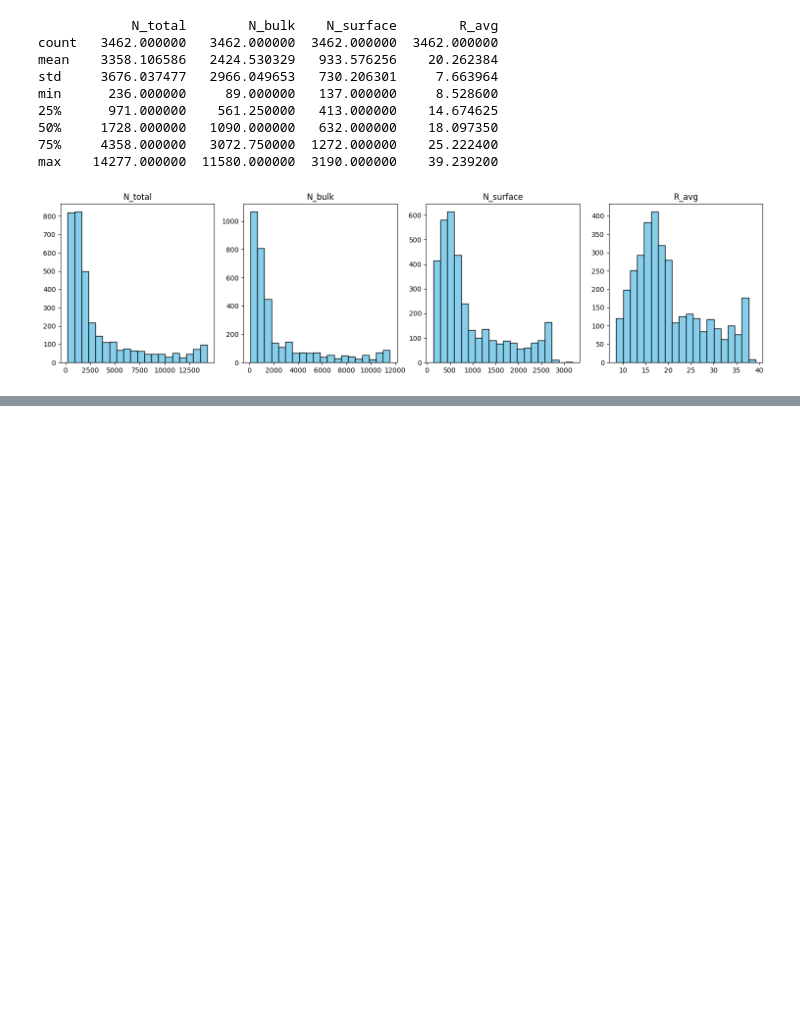
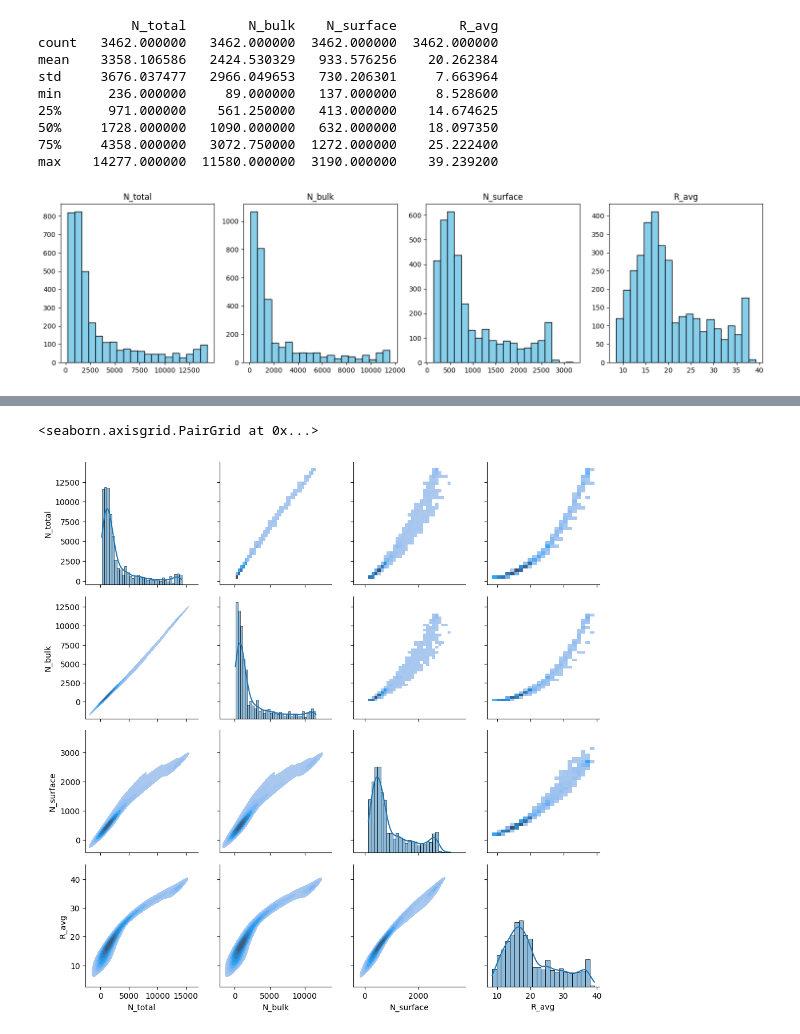
Before and after one commit to yevintheenura01/Deep_Learning_Lab1, a Jupyter notebook: Lab1_Task2.ipynb, the cells around one changed output, grey strips where cells are left out. Saved outputs shown, nothing was run; the diff lists cells and outputs as text; code cells hidden in the pictures; blank space fills up the shorter version.

```diff
--- a/Lab1_Task2.ipynb
+++ b/Lab1_Task2.ipynb
@@ -68,0 +75,8 @@ plt.show()
+# %%
+g = sns.PairGrid(new_df)
+g.map_upper(sns.histplot)
+g.map_diag(sns.histplot, kde=True)
+g.map_lower(sns.kdeplot, fill=True)
+# %% [output]
+<seaborn.axisgrid.PairGrid at 0x...>
+[figure, added]
```
Also changed, not shown: parts of 3 cells of this notebook.
